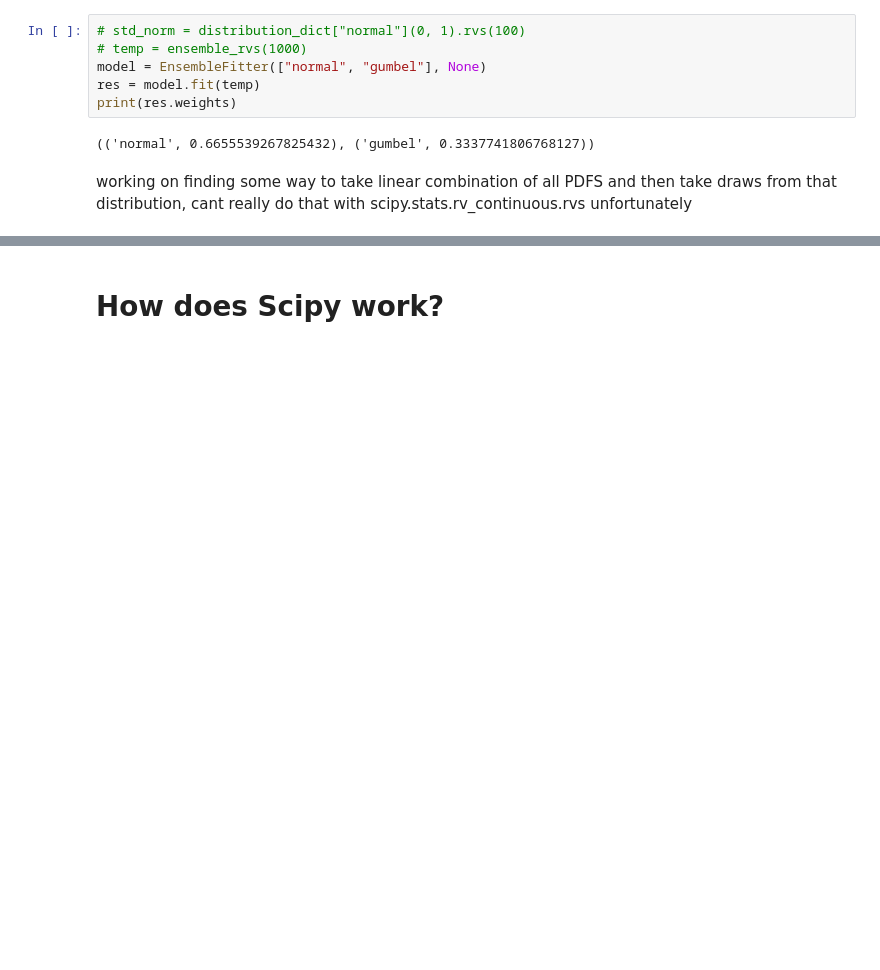
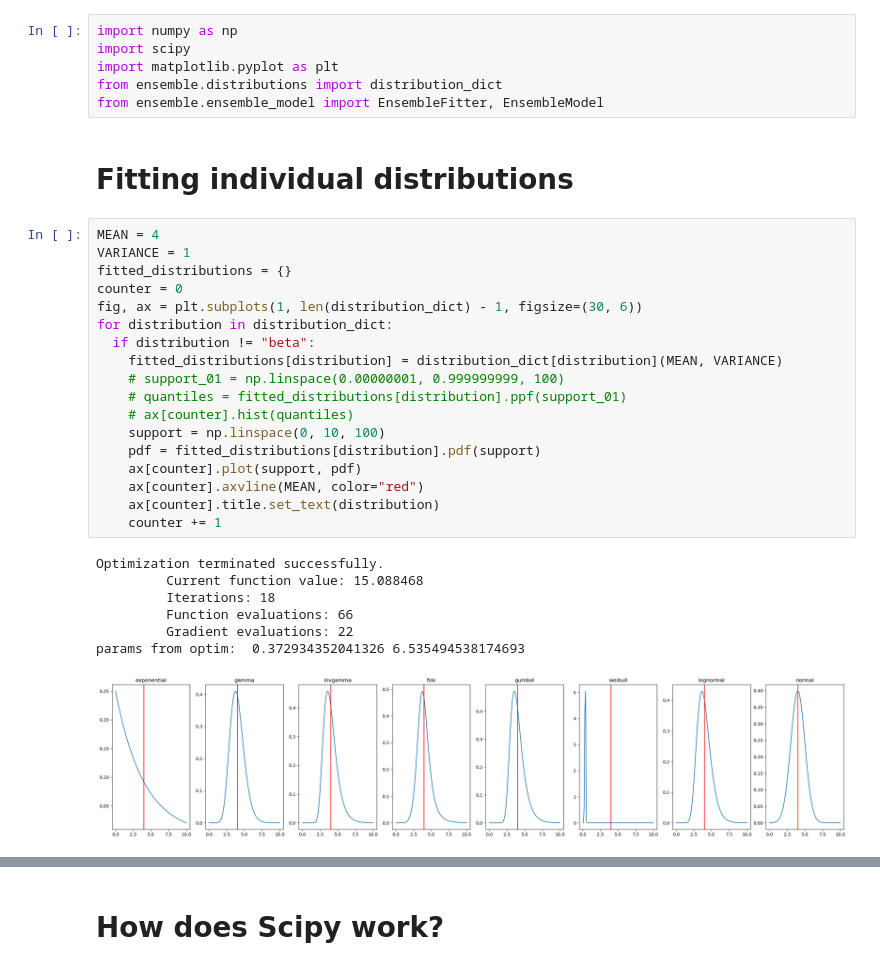
Before and after one commit to ihmeuw-msca/distrem, a Jupyter notebook: plots.ipynb, the cells around one changed output, grey strips where cells are left out. Saved outputs shown, nothing was run; the diff lists cells and outputs as text; blank space fills up the shorter version.

Commit message:
add individual, ensemble, and ensemble comparison plots

```diff
--- a/plots.ipynb
+++ b/plots.ipynb
@@ -45,10 +1,34 @@ temp = ensemble_rvs(1000)
-# %%
-# std_norm = distribution_dict["normal"](0, 1).rvs(100)
-# temp = ensemble_rvs(1000)
-model = EnsembleFitter(["normal", "gumbel"], None)
-res = model.fit(temp)
-print(res.weights)
-# %% [output]
-(('normal', 0.6655539267825432), ('gumbel', 0.3337741806768127))
-# %% [markdown]
-working on finding some way to take linear combination of all PDFS and then take draws from that distribution, cant really do that with scipy.stats.rv_continuous.rvs unfortunately
+# %%
+import numpy as np
+import scipy
+import matplotlib.pyplot as plt
+from ensemble.distributions import distribution_dict
+from ensemble.ensemble_model import EnsembleFitter, EnsembleModel
+# %% [markdown]
+# Fitting individual distributions
+# %%
+MEAN = 4
+VARIANCE = 1
+fitted_distributions = {}
+counter = 0
+fig, ax = plt.subplots(1, len(distribution_dict) - 1, figsize=(30, 6))
+for distribution in distribution_dict:
+  if distribution != "beta":
+    fitted_distributions[distribution] = distribution_dict[distribution](MEAN, VARIANCE)
+    # support_01 = np.linspace(0.00000001, 0.999999999, 100)
+    # quantiles = fitted_distributions[distribution].ppf(support_01)
+    # ax[counter].hist(quantiles)
+    support = np.linspace(0, 10, 100)
+    pdf = fitted_distributions[distribution].pdf(support)
+    ax[counter].plot(support, pdf)
+    ax[counter].axvline(MEAN, color="red")
+    ax[counter].title.set_text(distribution)
+    counter += 1
+# %% [output]
+Optimization terminated successfully.
+         Current function value: 15.088468
+         Iterations: 18
+         Function evaluations: 66
+         Gradient evaluations: 22
+params from optim:  0.372934352041326 6.535494538174693
+[figure, added]
```
Also changed, not shown: parts of 5 cells of this notebook.
